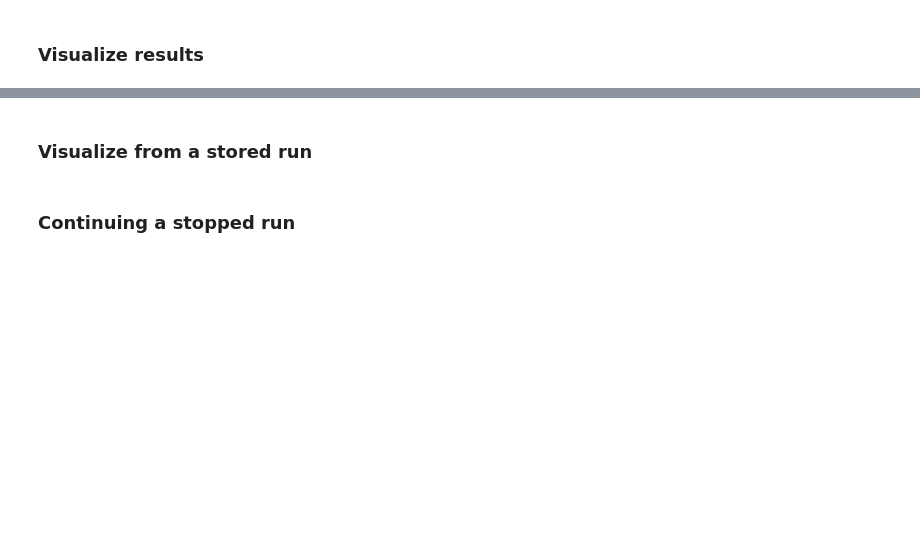
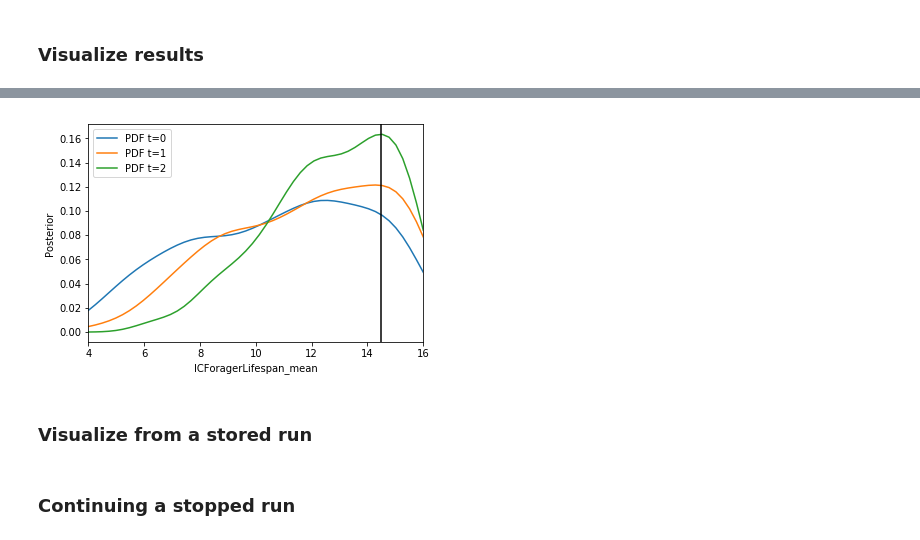
Before and after one commit to JeffreyMinucci/bee_neonic_abc, a Jupyter notebook: pyabc_run.ipynb, the cells around one changed output, grey strips where cells are left out. Saved outputs shown, nothing was run; the diff lists cells and outputs as text; code cells hidden in the pictures; blank space fills up the shorter version.

```diff
--- a/pyabc_run.ipynb
+++ b/pyabc_run.ipynb
@@ -127,18 +172,20 @@ plt.show()
 # %%
 variable = 'ICForagerLifespan_mean'
 fig, ax = plt.subplots()
-for t in range(0,history.max_t + 1,2):
+for t in range(0,history.max_t + 1,1):
     df, w = history.get_distribution(m=0, t=t)
     pyabc.visualization.plot_kde_1d(df, w, xmin=4, xmax=16,
                                    x=variable, ax=ax,
                                    label="PDF t={}".format(t))
 x, pdf = kde_1d(df,w,variable, numx = 200)
 MAP = x[np.where(np.max(pdf)==pdf)]
 ax.legend()
 plt.axvline(x=MAP.item(),color='black')
-ax.annotate('Max: {:.2f} days'.format(MAP.item()), xy = (5.5,0.4))
+#ax.annotate('Max: {:.2f} days'.format(MAP.item()), xy = (5.5,0.4))
 ax.legend()
 plt.show()
+# %% [output]
+[figure, added]
 # %% [markdown]
 ### Visualize from a stored run
 # %%
```
Also changed, not shown: parts of 13 cells of this notebook.
